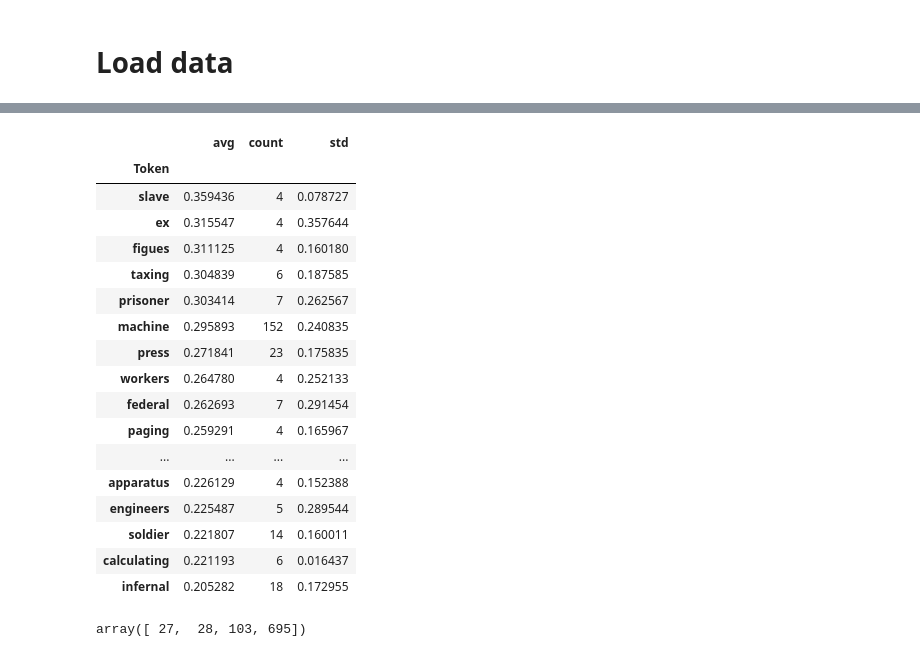
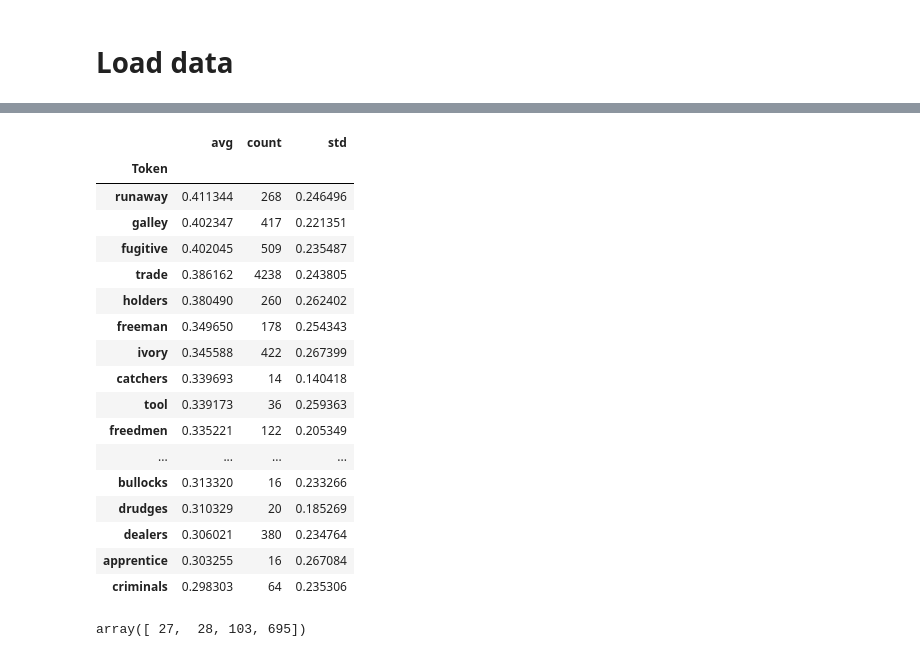
Before and after one commit to Text-Machine/mask-predict, a Jupyter notebook: example_analysis.ipynb, the cells around one changed output, grey strips where cells are left out. Cells and saved outputs as stored; diff of their text form; code cells hidden in the pictures.

```diff
--- a/example_analysis.ipynb
+++ b/example_analysis.ipynb
@@ -136,6 +160,6 @@ results_df.shape
 # %%
-slave_df = results_df[results_df['Target'] == 'slave'].groupby('Token').agg(avg=('Score', 'mean'), count=('Score', 'size'), std=('Score', 'std'))
-machine_df = results_df[results_df['Target'] == 'machine'].groupby('Token').agg(avg=('Score', 'mean'), count=('Score', 'size'), std=('Score', 'std'))
+slave_df = results_df[(results_df['Target'] == 'slave') | (results_df['Target'] == 'slaves')].groupby('Token').agg(avg=('Score', 'mean'), count=('Score', 'size'), std=('Score', 'std'))
+machine_df = results_df[(results_df['Target'] == 'machine') | (results_df['Target'] == 'machines')].groupby('Token').agg(avg=('Score', 'mean'), count=('Score', 'size'), std=('Score', 'std'))
 # %%
 machine_df.shape, slave_df.shape
 # %% [output]
@@ -147,24 +181,24 @@ slave_df['diff_slave_machine'] = slave_df['avg'] - machine_df['avg']
 # %%
-slave_df[slave_df['count'] > 3].sort_values('avg', ascending=False).head(20)[['avg', 'count', 'std']]
+slave_df[slave_df['count'] > 10].sort_values('avg', ascending=False).head(20)[['avg', 'count', 'std']]
 # %% [output]
 |  | avg | count | std |
 | Token |  |  |  |
-| slave | 0.359436 | 4 | 0.078727 |
-| ex | 0.315547 | 4 | 0.357644 |
-| figues | 0.311125 | 4 | 0.160180 |
-| taxing | 0.304839 | 6 | 0.187585 |
-| prisoner | 0.303414 | 7 | 0.262567 |
-| machine | 0.295893 | 152 | 0.240835 |
-| press | 0.271841 | 23 | 0.175835 |
-| workers | 0.264780 | 4 | 0.252133 |
-| federal | 0.262693 | 7 | 0.291454 |
-| paging | 0.259291 | 4 | 0.165967 |
+| runaway | 0.411344 | 268 | 0.246496 |
+| galley | 0.402347 | 417 | 0.221351 |
+| fugitive | 0.402045 | 509 | 0.235487 |
+| trade | 0.386162 | 4238 | 0.243805 |
+| holders | 0.380490 | 260 | 0.262402 |
+| freeman | 0.349650 | 178 | 0.254343 |
+| ivory | 0.345588 | 422 | 0.267399 |
+| catchers | 0.339693 | 14 | 0.140418 |
+| tool | 0.339173 | 36 | 0.259363 |
+| freedmen | 0.335221 | 122 | 0.205349 |
 | ... | ... | ... | ... |
-| apparatus | 0.226129 | 4 | 0.152388 |
-| engineers | 0.225487 | 5 | 0.289544 |
-| soldier | 0.221807 | 14 | 0.160011 |
-| calculating | 0.221193 | 6 | 0.016437 |
-| infernal | 0.205282 | 18 | 0.172955 |
+| bullocks | 0.313320 | 16 | 0.233266 |
+| drudges | 0.310329 | 20 | 0.185269 |
+| dealers | 0.306021 | 380 | 0.234764 |
+| apprentice | 0.303255 | 16 | 0.267084 |
+| criminals | 0.298303 | 64 | 0.235306 |
 # %%
 results_df[results_df['Token'] == 'workers'].id.unique()
 # %% [output]
```
Also changed, not shown: parts of 10 cells of this notebook.
